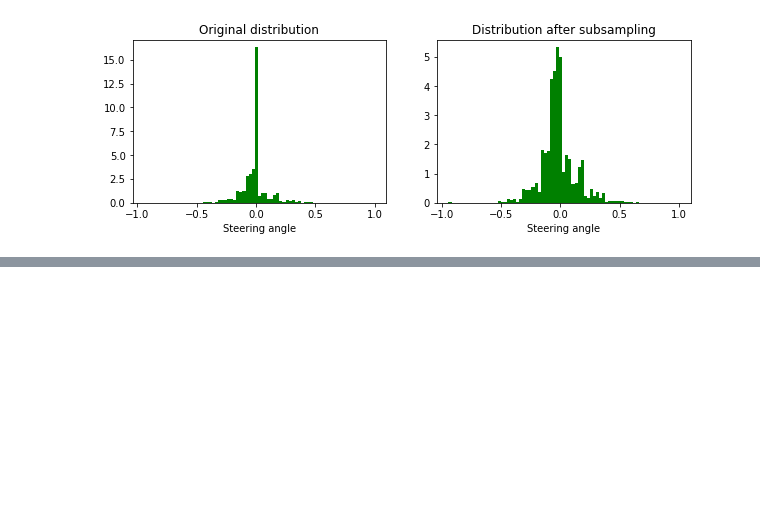
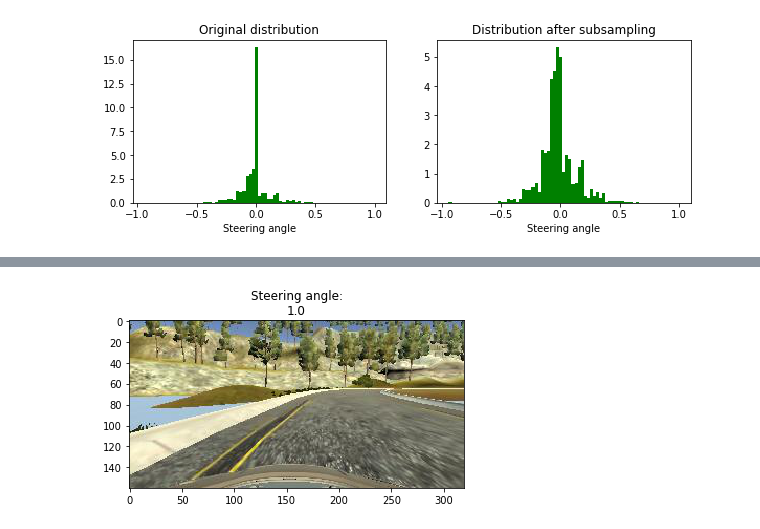
Before and after one commit to sdegryze/CarND-Behavioral-Cloning-P3, a Jupyter notebook: Project 3 - Behavioral Cloning.ipynb, the cells around one changed output, grey strips where cells are left out. Cells and saved outputs as stored; diff of their text form; code cells hidden in the pictures; blank space fills up the shorter version.

```diff
--- a/Project 3 - Behavioral Cloning.ipynb
+++ b/Project 3 - Behavioral Cloning.ipynb
@@ -57,3 +74,7 @@ Total number of samples in csvfile: 12585; number of samples retained: 8359
+# %%
+show_image_by_index(max_index)
+# %% [output]
+[figure, added]
 # %%
 training_steering_angles, validation_steering_angles = [], []
 for line in validation_lines:
```
Also changed, not shown: parts of 10 cells of this notebook, 7 other files.
